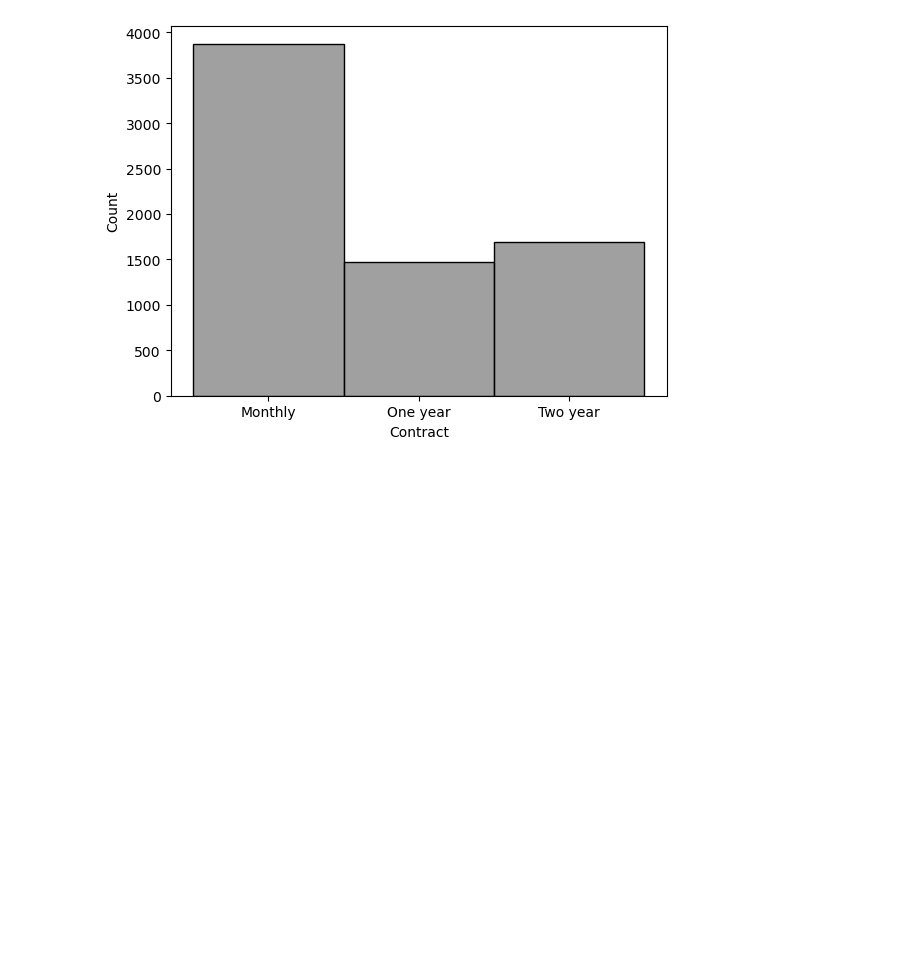
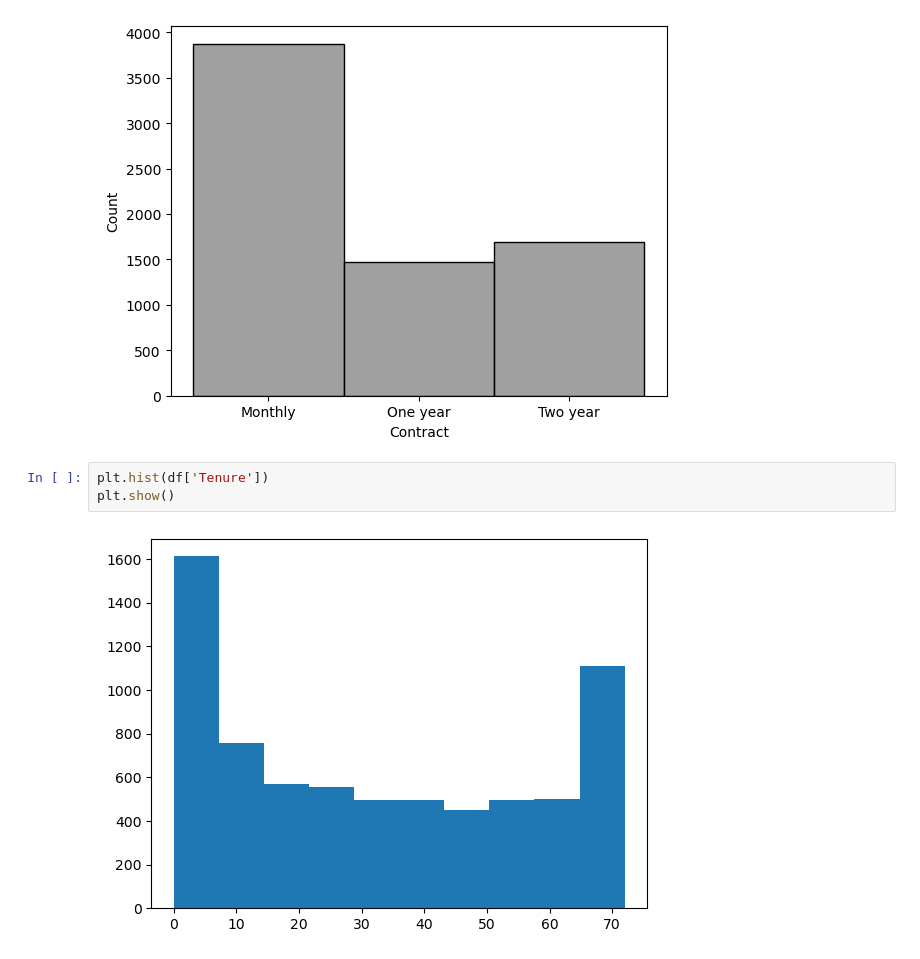
Before and after one commit to Hasan-Mahmood231/IBM-python, a Jupyter notebook: customer_churn.ipynb, the cells around one changed output. Cells and saved outputs as stored; diff of their text form; blank space fills up the shorter version.

```diff
--- a/customer_churn.ipynb
+++ b/customer_churn.ipynb
@@ -212,3 +212,8 @@ sns.histplot(x = 'Contract',data=df,color='grey')
 plt.show()
 # %% [output]
 [figure]
+# %%
+plt.hist(df['Tenure'])
+plt.show()
+# %% [output]
+[figure, added]
```
Also changed, not shown: parts of 2 cells of this notebook.
